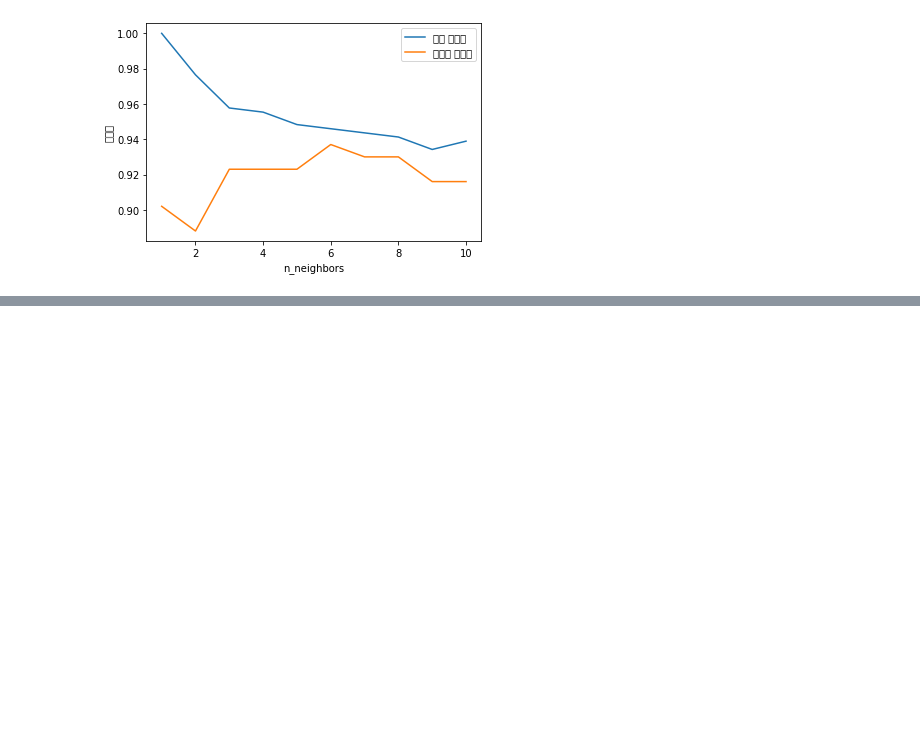
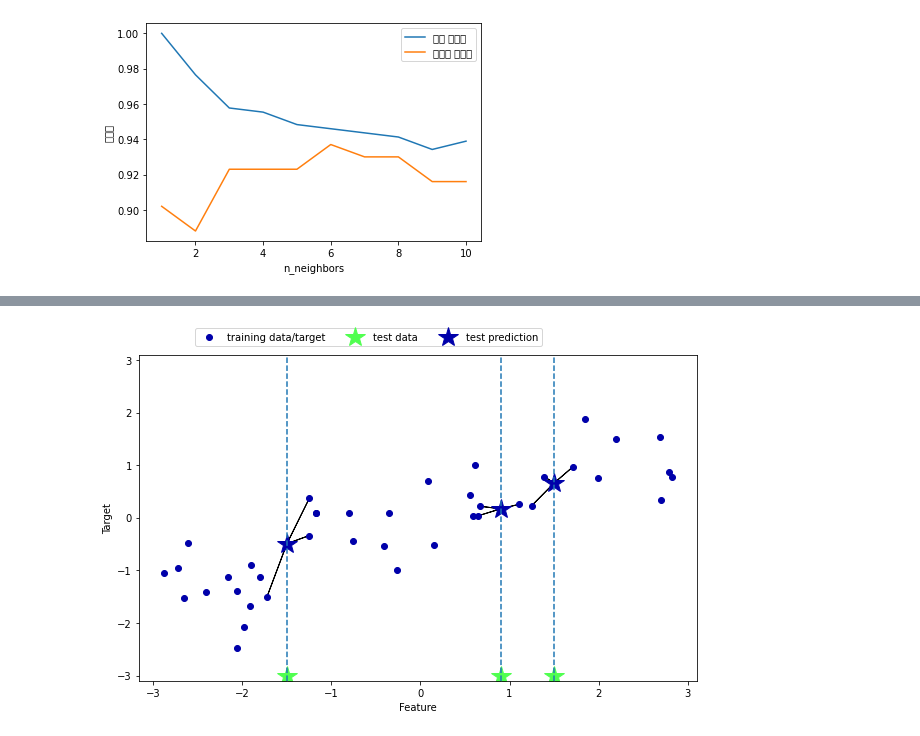
Before and after one commit to yeonseocho/Introduce-to-Machine-Learning-with-Python, a Jupyter notebook: 02. 지도 학습/2.3 지도 학습 알고리즘.ipynb, the cells around one changed output, grey strips where cells are left out. Saved outputs shown, nothing was run; the diff lists cells and outputs as text; code cells hidden in the pictures; blank space fills up the shorter version.

```diff
--- a/02. 지도 학습/2.3 지도 학습 알고리즘.ipynb
+++ b/02. 지도 학습/2.3 지도 학습 알고리즘.ipynb
@@ -192,0 +200,5 @@ plt.legend()
+# %%
+# 이웃을 둘 이상 사용하여 회귀 분석을 할 수 있다.
+mglearn.plots.plot_knn_regression(n_neighbors=3)
+# %% [output]
+[figure, added]
```
Also changed, not shown: parts of 4 cells of this notebook.
